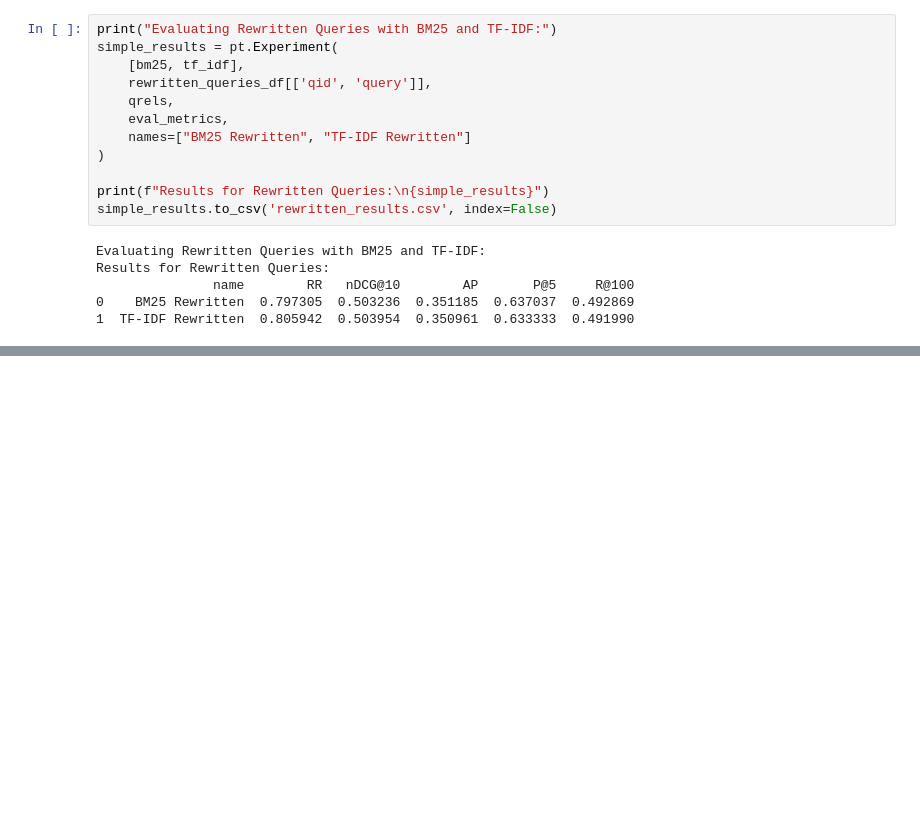
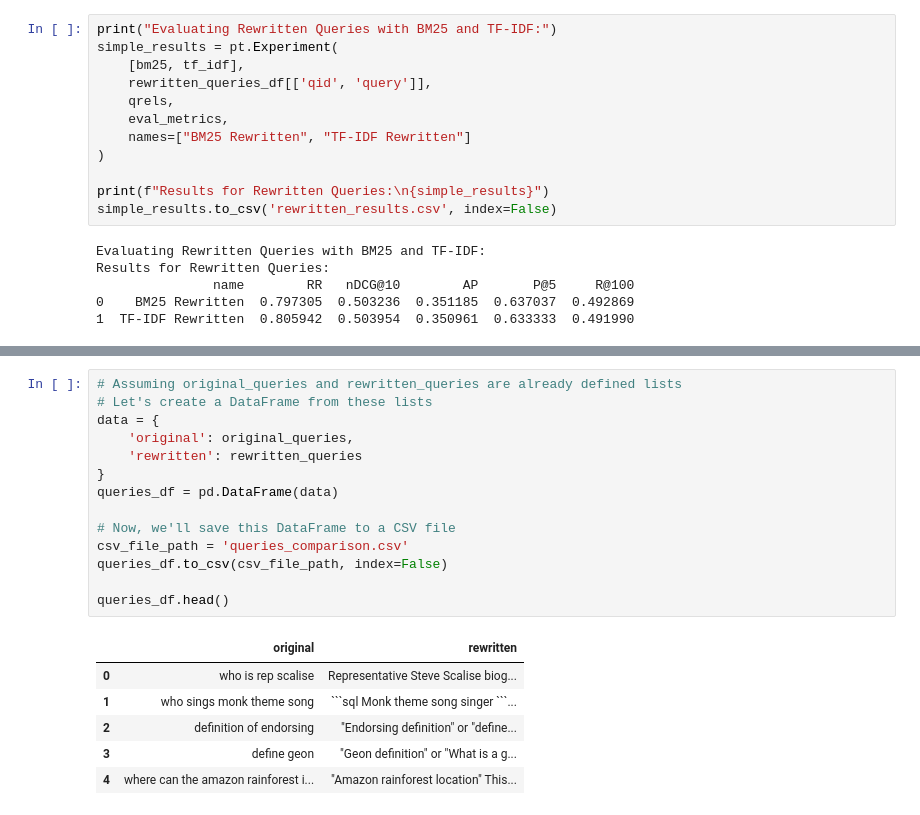
Before and after one commit to zowie128/IR-project, a Jupyter notebook: final_submission_project.ipynb, the cells around one changed output, grey strips where cells are left out. Saved outputs shown, nothing was run; the diff lists cells and outputs as text; blank space fills up the shorter version.

````diff
--- a/final_submission_project.ipynb
+++ b/final_submission_project.ipynb
@@ -441,0 +434,21 @@ print(improvement_df)
+# %%
+# Assuming original_queries and rewritten_queries are already defined lists
+# Let's create a DataFrame from these lists
+data = {
+    'original': original_queries,
+    'rewritten': rewritten_queries
+}
+queries_df = pd.DataFrame(data)
+
+# Now, we'll save this DataFrame to a CSV file
+csv_file_path = 'queries_comparison.csv'
+queries_df.to_csv(csv_file_path, index=False)
+
+queries_df.head()
+# %% [output]
+|  | original | rewritten |
+| 0 | who is rep scalise | Representative Steve Scalise biog... |
+| 1 | who sings monk theme song | ```sql Monk theme song singer ```... |
+| 2 | definition of endorsing | "Endorsing definition" or "define... |
+| 3 | define geon | "Geon definition" or "What is a g... |
+| 4 | where can the amazon rainforest i... | "Amazon rainforest location" This... |
````
Also changed, not shown: parts of 3 cells of this notebook, 2 other files.
